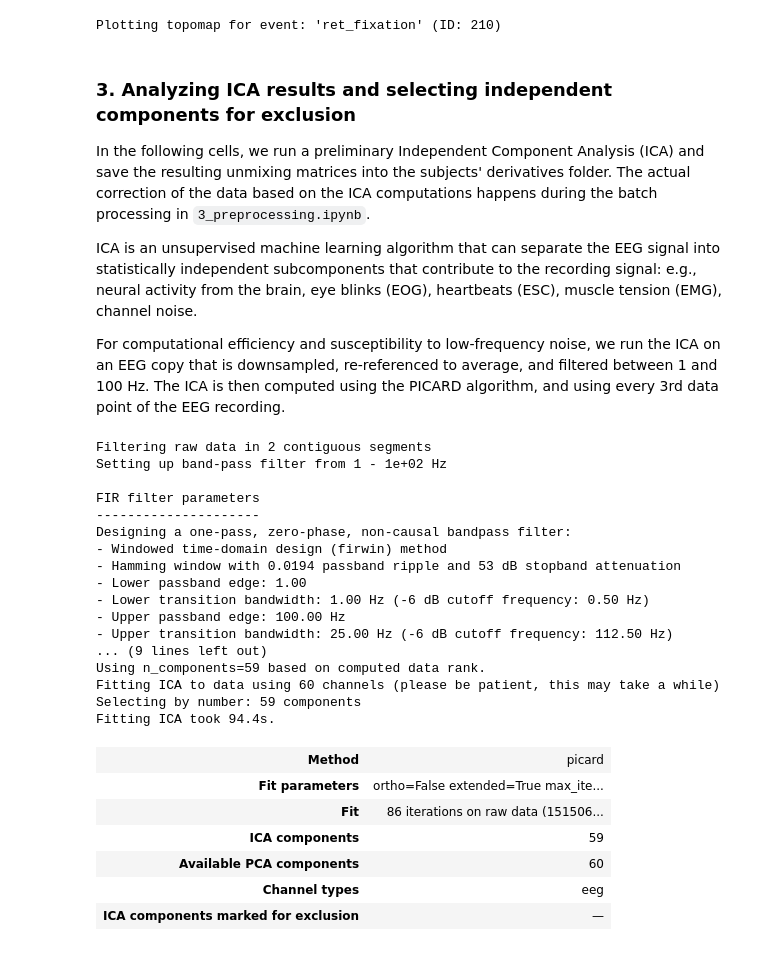
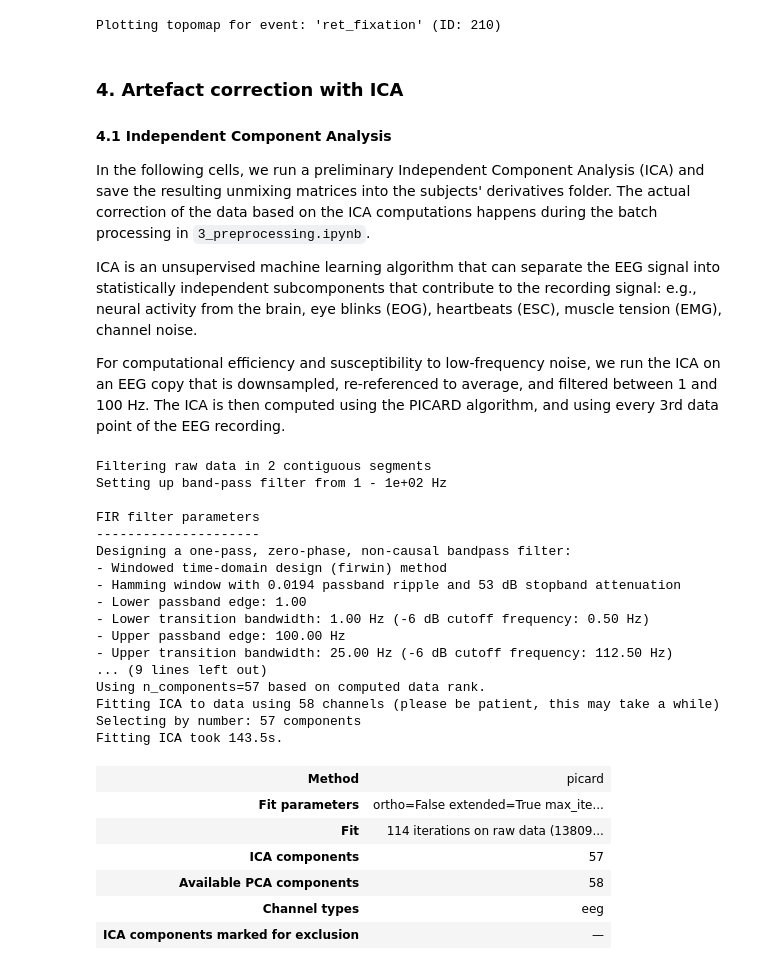
Before and after one commit to noah-mba/LOC_analysis, a Jupyter notebook: scripts/eeg/2_manual_qc_and_config.ipynb, the cells around one changed output. Cells and saved outputs as stored; diff of their text form; code cells hidden in the pictures.

```diff
--- a/scripts/eeg/2_manual_qc_and_config.ipynb
+++ b/scripts/eeg/2_manual_qc_and_config.ipynb
@@ -42,7 +42,7 @@ import os
 # 1.1. DEFINE CURRENT SUBJECT
 # ==========================================
 # Change this ID for every participant you want to inspect
-subj = "21"
+subj = "44"
 
 # ==========================================
 # 1.2. DEFINE TIME BUFFER FOR THE CROPPING IN 2.1B
@@ -378,7 +392,9 @@ for event_name, event_id in target_events:
 Plotting topomap for event: 'enc_fixation' (ID: 110)
 Plotting topomap for event: 'ret_fixation' (ID: 210)
 # %% [markdown]
-### 3. Analyzing ICA results and selecting independent components for exclusion
+### 4. Artefact correction with ICA
+
+#### 4.1 Independent Component Analysis
 
 In the following cells, we run a preliminary Independent Component Analysis (ICA) and save the resulting unmixing matrices into the subjects' derivatives folder. The actual correction of the data based on the ICA computations happens during the batch processing in `3_preprocessing.ipynb`.
 
@@ -386,12 +402,8 @@ ICA is an unsupervised machine learning algorithm that can separate the EEG sign
 
 For computational efficiency and susceptibility to low-frequency noise, we run the ICA on an EEG copy that is downsampled, re-referenced to average, and filtered between 1 and 100 Hz. The ICA is then computed using the PICARD algorithm, and using every 3rd data point of the EEG recording.
 # %%
-# ==========================================
-# 3. RUN INDEPENDENT COMPONENT ANALYSIS (ICA)
-# ==========================================
-
 # Enter bad channels from previous inspection steps
-raw_eeg.info['bads'] = ['FT7', 'Fp1', 'AF8']
+raw_eeg.info['bads'] = ['F5', 'F3', 'T7', 'Fp1', 'AF3']
 
 # We create a filtered, average-referenced, downsampled copy of the raw data for the preliminary ICA
 raw_ica = raw_eeg.copy().filter(l_freq=1.0, h_freq=100)
@@ -400,40 +412,40 @@ raw_ica.resample(250)
 
 # Rank refers to the dimensionality of the data. 64 channels - 1 (average reference) - n bad channels
 rank = mne.compute_rank(raw_ica, tol='auto')['eeg']
 print(f"Using n_components={rank} based on computed data rank.")
 
 from mne.preprocessing import ICA
 ica = ICA(
     n_components=rank,
     method='picard', # Preconditioned ICA for Real Data: optimization algorithm
     fit_params=dict(ortho=False, extended=True),  # makes picard mathematically equivalent to Extended Infomax, which is widely considered the gold standard
     random_state=97,
     max_iter='auto'
 )
 ica.fit(raw_ica, decim=3) # Since we have a longer recording, it's okay to only use every 3rd data point for ICA fitting
 # %% [output]
 Filtering raw data in 2 contiguous segments
 Setting up band-pass filter from 1 - 1e+02 Hz
 
 FIR filter parameters
 ---------------------
 Designing a one-pass, zero-phase, non-causal bandpass filter:
 - Windowed time-domain design (firwin) method
 - Hamming window with 0.0194 passband ripple and 53 dB stopband attenuation
 - Lower passband edge: 1.00
 - Lower transition bandwidth: 1.00 Hz (-6 dB cutoff frequency: 0.50 Hz)
 - Upper passband edge: 100.00 Hz
 - Upper transition bandwidth: 25.00 Hz (-6 dB cutoff frequency: 112.50 Hz)
 ... (9 lines left out)
-Using n_components=59 based on computed data rank.
-Fitting ICA to data using 60 channels (please be patient, this may take a while)
-Selecting by number: 59 components
-Fitting ICA took 94.4s.
+Using n_components=57 based on computed data rank.
+Fitting ICA to data using 58 channels (please be patient, this may take a while)
+Selecting by number: 57 components
+Fitting ICA took 143.5s.
 | Method | picard |
 | Fit parameters | ortho=False extended=True max_ite... |
-| Fit | 86 iterations on raw data (151506... |
-| ICA components | 59 |
-| Available PCA components | 60 |
+| Fit | 114 iterations on raw data (13809... |
+| ICA components | 57 |
+| Available PCA components | 58 |
 | Channel types | eeg |
 | ICA components marked for exclusion | — |
 # %% [markdown]
```
Also changed, not shown: parts of 17 cells of this notebook, 8 other files.
